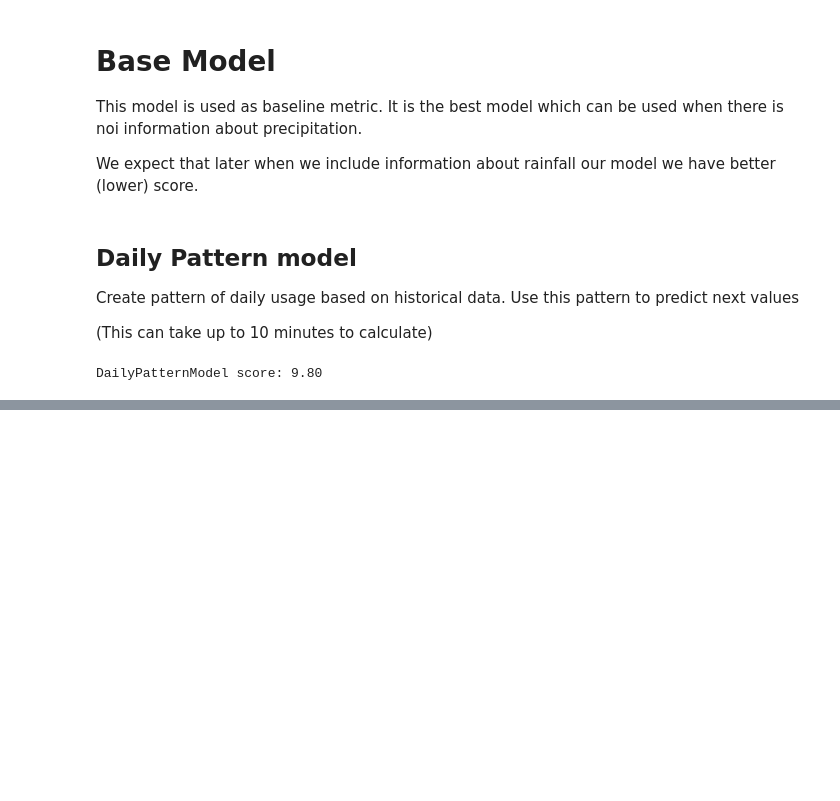
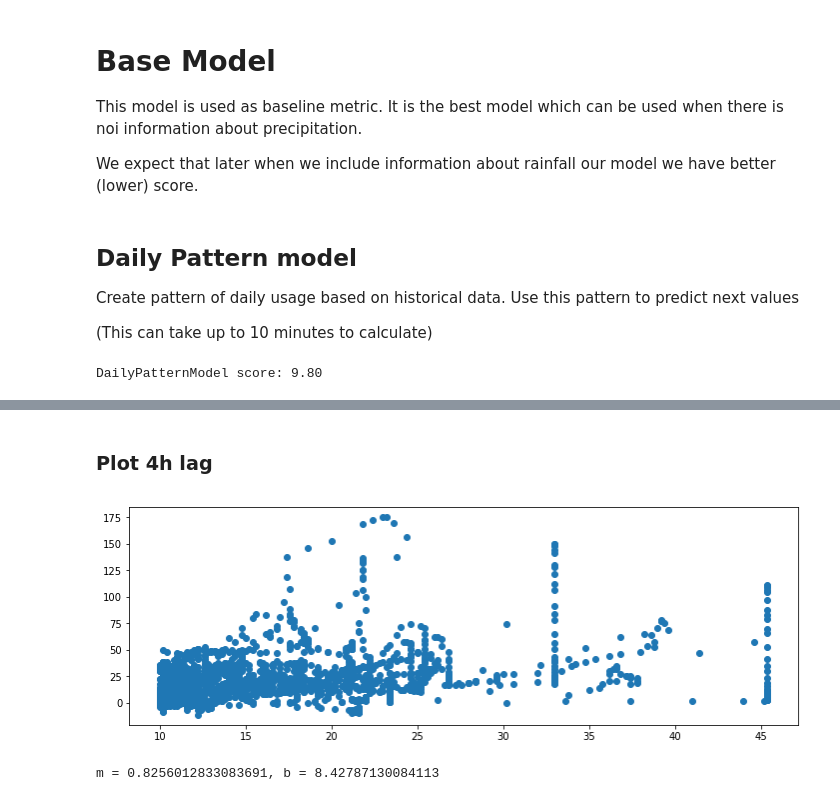
Before and after one commit to carldata/argo, a Jupyter notebook: notebooks/radon-medium/[prediction] On-line learning.ipynb, the cells around one changed output, grey strips where cells are left out. Saved outputs shown, nothing was run; the diff lists cells and outputs as text; code cells hidden in the pictures; blank space fills up the shorter version.

```diff
--- a/notebooks/radon-medium/[prediction] On-line learning.ipynb
+++ b/notebooks/radon-medium/[prediction] On-line learning.ipynb
@@ -176,0 +200,7 @@ Name: flow, dtype: float64
+# %% [markdown]
+### Plot 4h lag
+# %%
+plot_correlation(df, 4)
+# %% [output]
+[figure, added]
+m = 0.8256012833083691, b = 8.42787130084113
```
Also changed, not shown: parts of 14 cells of this notebook.
